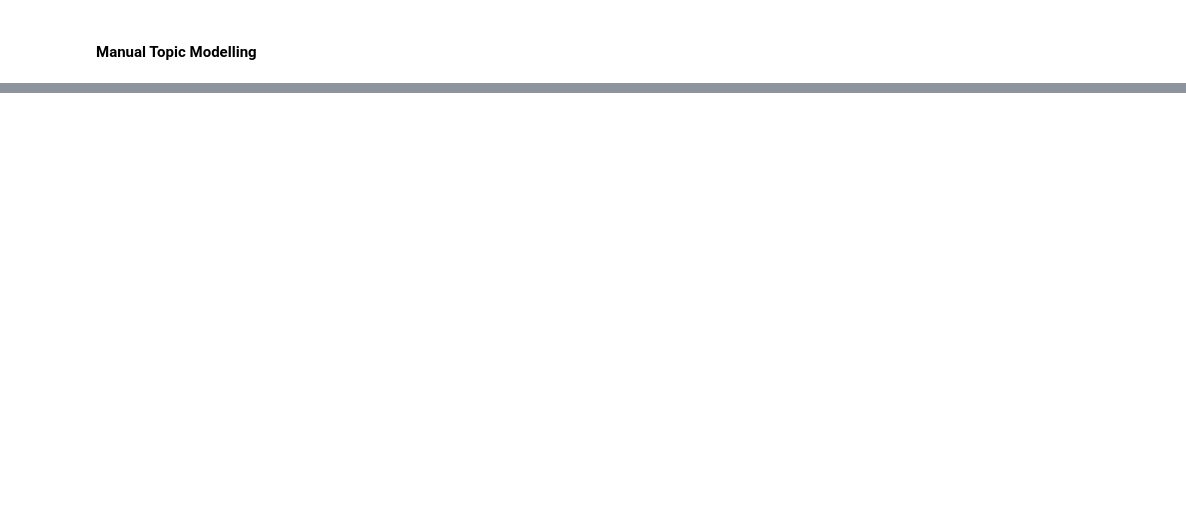
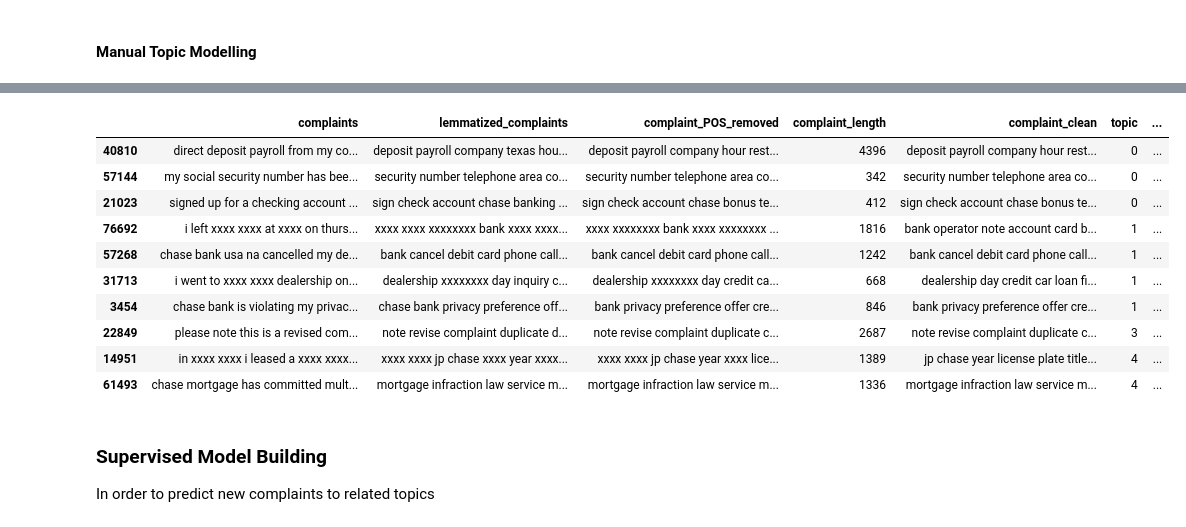
Before and after one commit to eeshangpt/Automatic-Ticket-Classification, a Jupyter notebook: CaseStudyAutomaticTicketClassification.ipynb, the cells around one changed output, grey strips where cells are left out. Drawn from its saved outputs; the diff is of its cells as text; code cells hidden in the pictures; blank space fills up the shorter version.

```diff
--- a/CaseStudyAutomaticTicketClassification.ipynb
+++ b/CaseStudyAutomaticTicketClassification.ipynb
@@ -622,0 +689,26 @@ df_cleaned.head(10)
+# %%
+Topic_names = {
+    0:"Bank Account services",
+    1:"Credit card or prepaid card",
+    2:"Others",
+    3:"Theft/Dispute Reporting",
+    4:"Mortgage/Loan"}
+# %%
+df_cleaned['Topic'] = df_cleaned['topic'].map(Topic_names)
+# %%
+df_cleaned.sample(10).sort_values('topic')
+# %% [output]
+|  | complaints | lemmatized_complaints | complaint_POS_removed | complaint_length | complaint_clean | topic | ... |
+| 40810 | direct deposit payroll from my co... | deposit payroll company texas hou... | deposit payroll company hour rest... | 4396 | deposit payroll company hour rest... | 0 | ... |
+| 57144 | my social security number has bee... | security number telephone area co... | security number telephone area co... | 342 | security number telephone area co... | 0 | ... |
+| 21023 | signed up for a checking account ... | sign check account chase banking ... | sign check account chase bonus te... | 412 | sign check account chase bonus te... | 0 | ... |
+| 76692 | i left xxxx xxxx at xxxx on thurs... | xxxx xxxx xxxxxxxx bank xxxx xxxx... | xxxx xxxxxxxx bank xxxx xxxxxxxx ... | 1816 | bank operator note account card b... | 1 | ... |
+| 57268 | chase bank usa na cancelled my de... | bank cancel debit card phone call... | bank cancel debit card phone call... | 1242 | bank cancel debit card phone call... | 1 | ... |
+| 31713 | i went to xxxx xxxx dealership on... | dealership xxxxxxxx day inquiry c... | dealership xxxxxxxx day credit ca... | 668 | dealership day credit car loan fi... | 1 | ... |
+| 3454 | chase bank is violating my privac... | chase bank privacy preference off... | bank privacy preference offer cre... | 846 | bank privacy preference offer cre... | 1 | ... |
+| 22849 | please note this is a revised com... | note revise complaint duplicate d... | note revise complaint duplicate c... | 2687 | note revise complaint duplicate c... | 3 | ... |
+| 14951 | in xxxx xxxx i leased a xxxx xxxx... | xxxx xxxx jp chase xxxx year xxxx... | xxxx xxxx jp chase year xxxx lice... | 1389 | jp chase year license plate title... | 4 | ... |
+| 61493 | chase mortgage has committed mult... | mortgage infraction law service m... | mortgage infraction law service m... | 1336 | mortgage infraction law service m... | 4 | ... |
+# %% [markdown]
+### Supervised Model Building
+In order to predict new complaints to related topics
```
Also changed, not shown: parts of 57 cells of this notebook.
